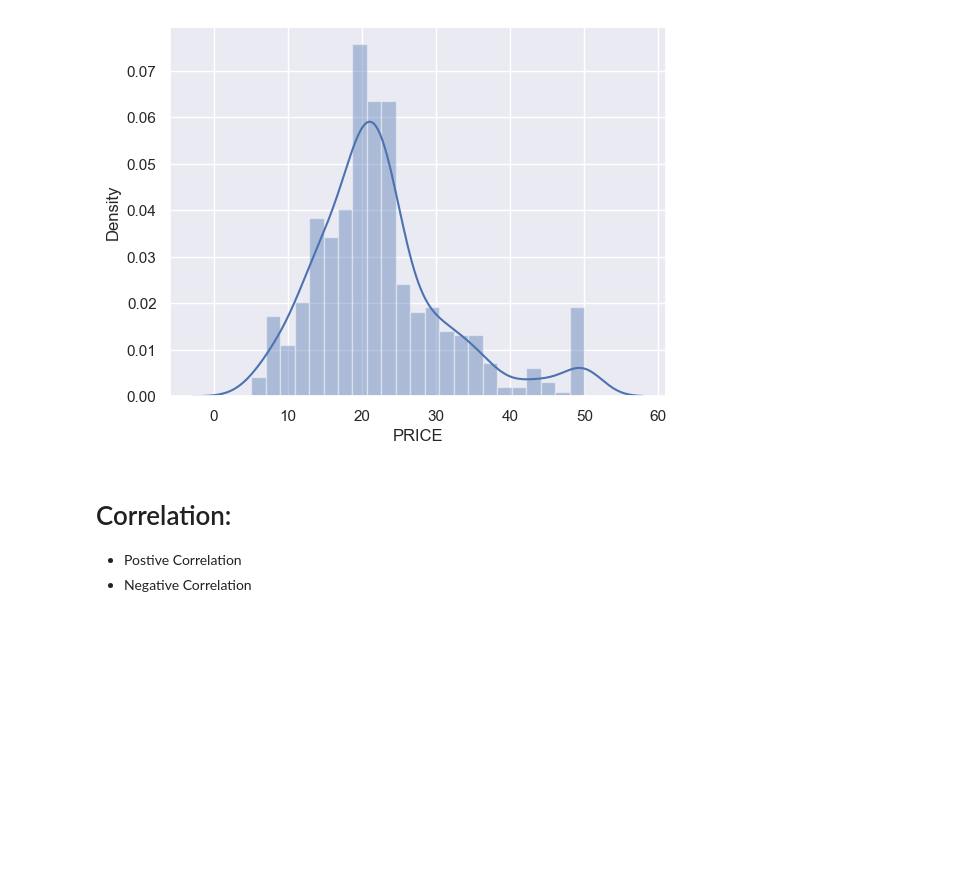
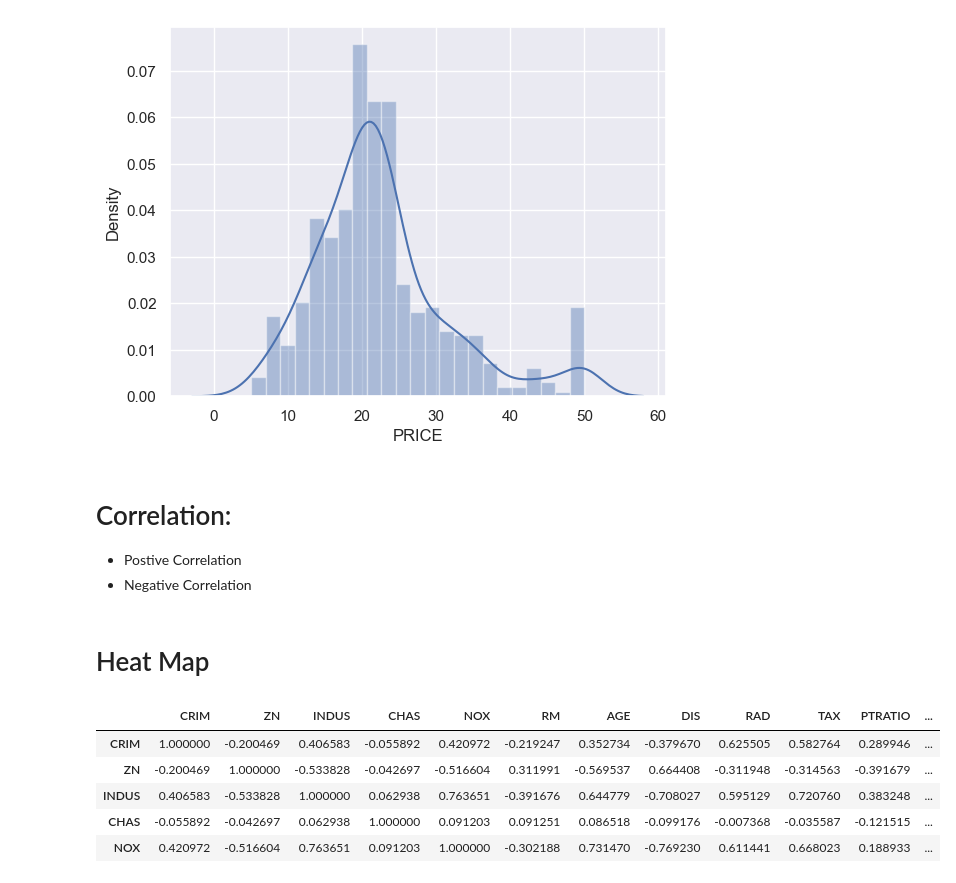
Before and after one commit to Abbasam8910/Machine-Learning-Tutorial, a Jupyter notebook: Day 8/1. Seaborn Tutorial in Python.ipynb, the cells around one changed output. Drawn from its saved outputs; the diff is of its cells as text; code cells hidden in the pictures; blank space fills up the shorter version.

```diff
--- a/Day 8/1. Seaborn Tutorial in Python.ipynb
+++ b/Day 8/1. Seaborn Tutorial in Python.ipynb
@@ -175,3 +175,15 @@ https://gist.github.com/mwaskom/de44147ed2974457ad6372750bbe5751
 
 - Postive Correlation
 - Negative Correlation
+# %% [markdown]
+# Heat Map
+# %%
+correlation = boston_df.corr()
+correlation.head()
+# %% [output]
+|  | CRIM | ZN | INDUS | CHAS | NOX | RM | AGE | DIS | RAD | TAX | PTRATIO | ... |
+| CRIM | 1.000000 | -0.200469 | 0.406583 | -0.055892 | 0.420972 | -0.219247 | 0.352734 | -0.379670 | 0.625505 | 0.582764 | 0.289946 | ... |
+| ZN | -0.200469 | 1.000000 | -0.533828 | -0.042697 | -0.516604 | 0.311991 | -0.569537 | 0.664408 | -0.311948 | -0.314563 | -0.391679 | ... |
+| INDUS | 0.406583 | -0.533828 | 1.000000 | 0.062938 | 0.763651 | -0.391676 | 0.644779 | -0.708027 | 0.595129 | 0.720760 | 0.383248 | ... |
+| CHAS | -0.055892 | -0.042697 | 0.062938 | 1.000000 | 0.091203 | 0.091251 | 0.086518 | -0.099176 | -0.007368 | -0.035587 | -0.121515 | ... |
+| NOX | 0.420972 | -0.516604 | 0.763651 | 0.091203 | 1.000000 | -0.302188 | 0.731470 | -0.769230 | 0.611441 | 0.668023 | 0.188933 | ... |
```
Also changed, not shown: parts of 1 cell of this notebook.
